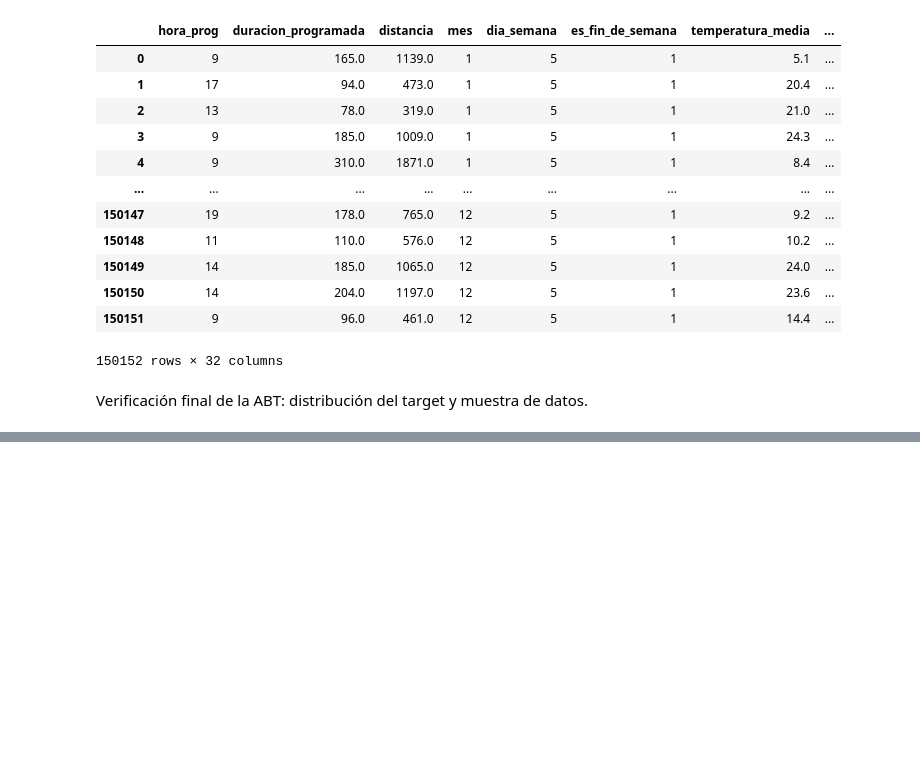
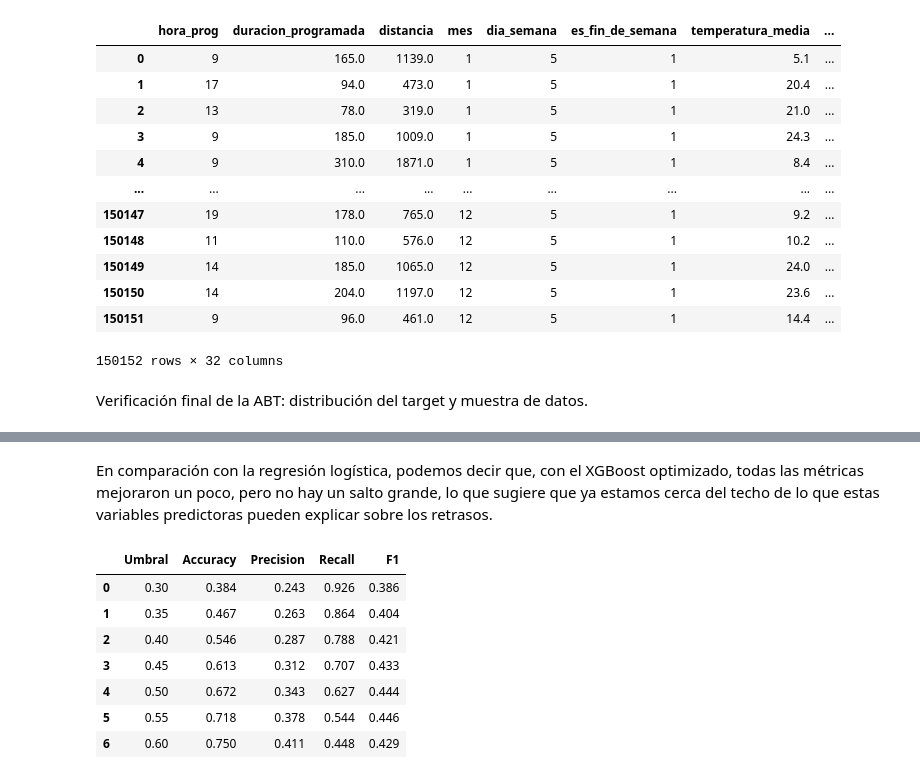
Before and after one commit to Guadacarro/TP_IA, a Jupyter notebook: tp.ipynb, the cells around one changed output, grey strips where cells are left out. Drawn from its saved outputs; the diff is of its cells as text; code cells hidden in the pictures; blank space fills up the shorter version.

```diff
--- a/tp.ipynb
+++ b/tp.ipynb
@@ -1079,0 +1137,8 @@ memory usage: 17.2 MB
+# %%
+X_train, X_test, y_train, y_test = train_test_split(
+    X, y, test_size=0.3, random_state=42,
+    stratify=y
+)
+
+print(f"Train: {X_train.shape[0]} filas")
+print(f"Test: {X_test.shape[0]} filas")
@@ -1079,0 +1152,4 @@ memory usage: 17.2 MB
+# %%
+modelo_base = LogisticRegression(random_state=42, max_iter=1000)
+modelo_base.fit(X_train, y_train)
+y_pred_base = modelo_base.predict(X_test)
@@ -1079,0 +1165,8 @@ memory usage: 17.2 MB
+# %%
+modelo_balanced = LogisticRegression(
+    class_weight='balanced',
+    random_state=42,
+    max_iter=1000
+)
+modelo_balanced.fit(X_train, y_train)
+y_pred_balanced = modelo_balanced.predict(X_test)
@@ -1079,0 +1379,31 @@ memory usage: 17.2 MB
+# %% [markdown]
+En comparación con la regresión logística, podemos decir que, con el XGBoost optimizado, todas las métricas mejoraron un poco, pero no hay un salto grande, lo que sugiere que ya estamos cerca del techo de lo que estas variables predictoras pueden explicar sobre los retrasos.
+# %%
+# Obtener las probabilidades predichas (no la clase directamente)
+y_proba_xgb = mejor_xgb.predict_proba(X_test)[:, 1]
+
+# Probar distintos umbrales
+umbrales = [0.3, 0.35, 0.4, 0.45, 0.5, 0.55, 0.6]
+
+resultados_umbral = []
+for thr in umbrales:
+    y_pred_thr = (y_proba_xgb >= thr).astype(int)
+    resultados_umbral.append({
+        'Umbral': thr,
+        'Accuracy': round(accuracy_score(y_test, y_pred_thr), 3),
+        'Precision': round(precision_score(y_test, y_pred_thr, zero_division=0), 3),
+        'Recall': round(recall_score(y_test, y_pred_thr, zero_division=0), 3),
+        'F1': round(f1_score(y_test, y_pred_thr, zero_division=0), 3),
+    })
+
+df_umbrales = pd.DataFrame(resultados_umbral)
+df_umbrales
+# %% [output]
+|  | Umbral | Accuracy | Precision | Recall | F1 |
+| 0 | 0.30 | 0.384 | 0.243 | 0.926 | 0.386 |
+| 1 | 0.35 | 0.467 | 0.263 | 0.864 | 0.404 |
+| 2 | 0.40 | 0.546 | 0.287 | 0.788 | 0.421 |
+| 3 | 0.45 | 0.613 | 0.312 | 0.707 | 0.433 |
+| 4 | 0.50 | 0.672 | 0.343 | 0.627 | 0.444 |
+| 5 | 0.55 | 0.718 | 0.378 | 0.544 | 0.446 |
+| 6 | 0.60 | 0.750 | 0.411 | 0.448 | 0.429 |
```
Also changed, not shown: parts of 40 cells of this notebook.
